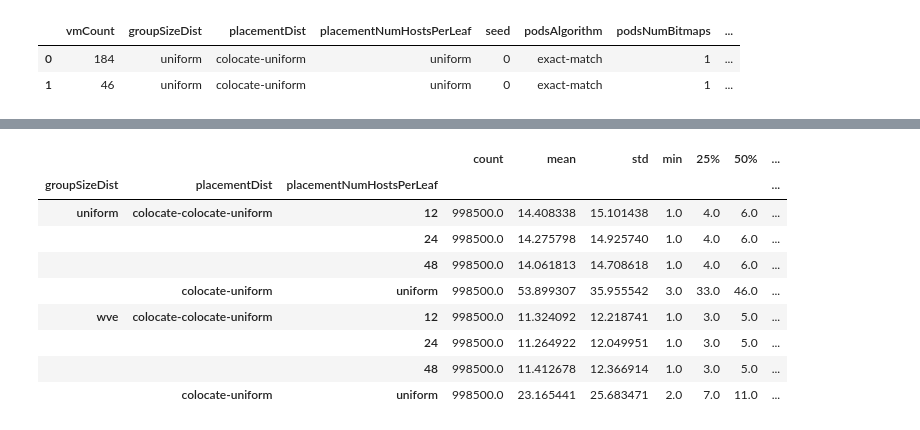
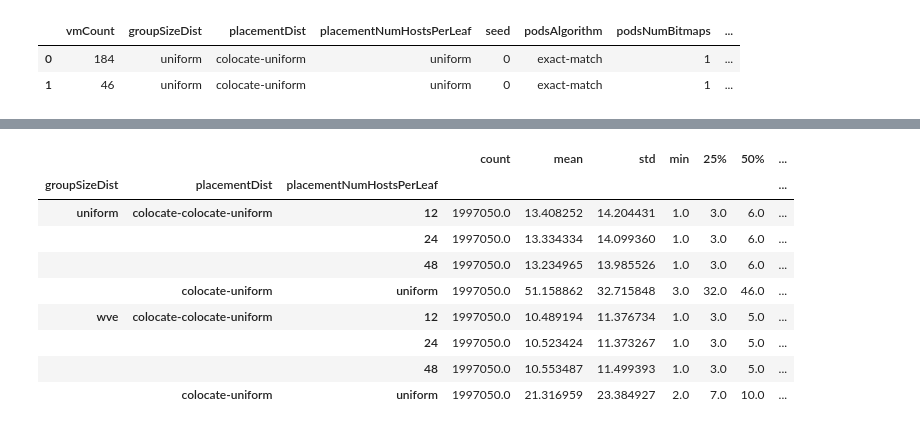
Before and after one commit to Elmo-MCast/numerical-evals, a Jupyter notebook: notebooks/12-11-2017/baseerat-1M.ipynb, the cells around one changed output, grey strips where cells are left out. Cells and saved outputs as stored; diff of their text form; code cells hidden in the pictures.

```diff
--- a/notebooks/12-11-2017/baseerat-1M.ipynb
+++ b/notebooks/12-11-2017/baseerat-1M.ipynb
@@ -42,7 +42,7 @@ def AddParametersAsColumns(df, folder):
         df['%sNumRules' % node_type_1] = int(optimizerParams_1[4])
 
 # Turns all files of a given filname across a set of folders into a single dataframe
-def DataSetAsDataFrame(filename, folders, headers, header=None):
+def DataSetAsDataFrame(filename, folders, headers, header=None, reset_index=True):
     # Read dataset as dataframe
     def ReadDataSet(folder):
         df = pd.read_csv(folder + '/' + filename, sep=',', header=header, names=headers)
@@ -52,6 +52,9 @@ def DataSetAsDataFrame(filename, folders, headers, header=None):
     dfs = map(ReadDataSet, folders)
     # Combine into a single dataframe
     df = pd.concat(dfs)
+    if reset_index:
+        df.reset_index(inplace=True)
+        df.drop('index', axis=1, inplace=True)
     return df
 # %%
 %%R
@@ -169,30 +173,30 @@ Name: groupSize, dtype: float64
+# %%
+_folders = glob.glob(directory + "logs.*_0.*_pods") + glob.glob(directory + "logs.*_1.*_pods")
 # %%
 leafCountPerGroupPerTenant = DataSetAsDataFrame('leaf_count_per_group_per_tenant.csv',
-                                                folders, ['leafCount'])
+                                                _folders, ['leafCount'])
+# %%
+criterion = ~((leafCountPerGroupPerTenant['podsAlgorithm'] == 'exact-match') &
+              (leafCountPerGroupPerTenant['podsNumBitmaps'] == 1) &
+              (leafCountPerGroupPerTenant['podsNumNodesPerBitmap'] == 3) &
+              (leafCountPerGroupPerTenant['podsRedundancyPerBitmap'] == 0) &
+              (leafCountPerGroupPerTenant['podsNumRules'] == 10000))
+leafCountPerGroupPerTenant.drop(leafCountPerGroupPerTenant.index[criterion], inplace=True)
+leafCountPerGroupPerTenant.drop(['podsAlgorithm', 'podsNumBitmaps', 'podsNumNodesPerBitmap',
+                                 'podsRedundancyPerBitmap', 'podsNumRules'], axis=1, inplace=True)
 # %%
-# leafCountPerGroupPerTenant[
-#     (leafCountPerGroupPerTenant['podsAlgorithm'] == 'exact-match') &
-#     (leafCountPerGroupPerTenant['podsNumBitmaps'] == 1) &
-#     (leafCountPerGroupPerTenant['podsNumNodesPerBitmap'] == 3) &
-#     (leafCountPerGroupPerTenant['podsRedundancyPerBitmap'] == 0) &
-#     (leafCountPerGroupPerTenant['podsNumRules'] == 10000)
-# ].groupby(['groupSizeDist', 'placementDist', 'placementNumHostsPerLeaf'])['leafCount'].quantile(
-#     [0.0, 0.5, 0.8, 0.99, 0.999, 0.9999, 1.0])
-leafCountPerGroupPerTenant[
-    (leafCountPerGroupPerTenant['podsAlgorithm'] == 'exact-match') &
-    (leafCountPerGroupPerTenant['podsNumBitmaps'] == 1) &
-    (leafCountPerGroupPerTenant['podsNumNodesPerBitmap'] == 3) &
-    (leafCountPerGroupPerTenant['podsRedundancyPerBitmap'] == 0) &
-    (leafCountPerGroupPerTenant['podsNumRules'] == 10000)
-].groupby(['groupSizeDist', 'placementDist', 'placementNumHostsPerLeaf'])['leafCount'].describe()
+# leafCountPerGroupPerTenant.groupby(['groupSizeDist', 'placementDist', 'placementNumHostsPerLeaf'])[
+#     'leafCount'].quantile([0.0, 0.5, 0.8, 0.99, 0.999, 0.9999, 1.0])
+leafCountPerGroupPerTenant.groupby(['groupSizeDist', 'placementDist', 'placementNumHostsPerLeaf'])[
+    'leafCount'].describe()
 # %% [output]
 |  |  |  | count | mean | std | min | 25% | 50% | ... |
 | groupSizeDist | placementDist | placementNumHostsPerLeaf |  |  |  |  |  |  | ... |
-| uniform | colocate-colocate-uniform | 12 | 998500.0 | 14.408338 | 15.101438 | 1.0 | 4.0 | 6.0 | ... |
-|  |  | 24 | 998500.0 | 14.275798 | 14.925740 | 1.0 | 4.0 | 6.0 | ... |
-|  |  | 48 | 998500.0 | 14.061813 | 14.708618 | 1.0 | 4.0 | 6.0 | ... |
-|  | colocate-uniform | uniform | 998500.0 | 53.899307 | 35.955542 | 3.0 | 33.0 | 46.0 | ... |
-| wve | colocate-colocate-uniform | 12 | 998500.0 | 11.324092 | 12.218741 | 1.0 | 3.0 | 5.0 | ... |
-|  |  | 24 | 998500.0 | 11.264922 | 12.049951 | 1.0 | 3.0 | 5.0 | ... |
-|  |  | 48 | 998500.0 | 11.412678 | 12.366914 | 1.0 | 3.0 | 5.0 | ... |
-|  | colocate-uniform | uniform | 998500.0 | 23.165441 | 25.683471 | 2.0 | 7.0 | 11.0 | ... |
+| uniform | colocate-colocate-uniform | 12 | 1997050.0 | 13.408252 | 14.204431 | 1.0 | 3.0 | 6.0 | ... |
+|  |  | 24 | 1997050.0 | 13.334334 | 14.099360 | 1.0 | 3.0 | 6.0 | ... |
+|  |  | 48 | 1997050.0 | 13.234965 | 13.985526 | 1.0 | 3.0 | 6.0 | ... |
+|  | colocate-uniform | uniform | 1997050.0 | 51.158862 | 32.715848 | 3.0 | 32.0 | 46.0 | ... |
+| wve | colocate-colocate-uniform | 12 | 1997050.0 | 10.489194 | 11.376734 | 1.0 | 3.0 | 5.0 | ... |
+|  |  | 24 | 1997050.0 | 10.523424 | 11.373267 | 1.0 | 3.0 | 5.0 | ... |
+|  |  | 48 | 1997050.0 | 10.553487 | 11.499393 | 1.0 | 3.0 | 5.0 | ... |
+|  | colocate-uniform | uniform | 1997050.0 | 21.316959 | 23.384927 | 2.0 | 7.0 | 10.0 | ... |
```
Also changed, not shown: parts of 98 cells of this notebook.
